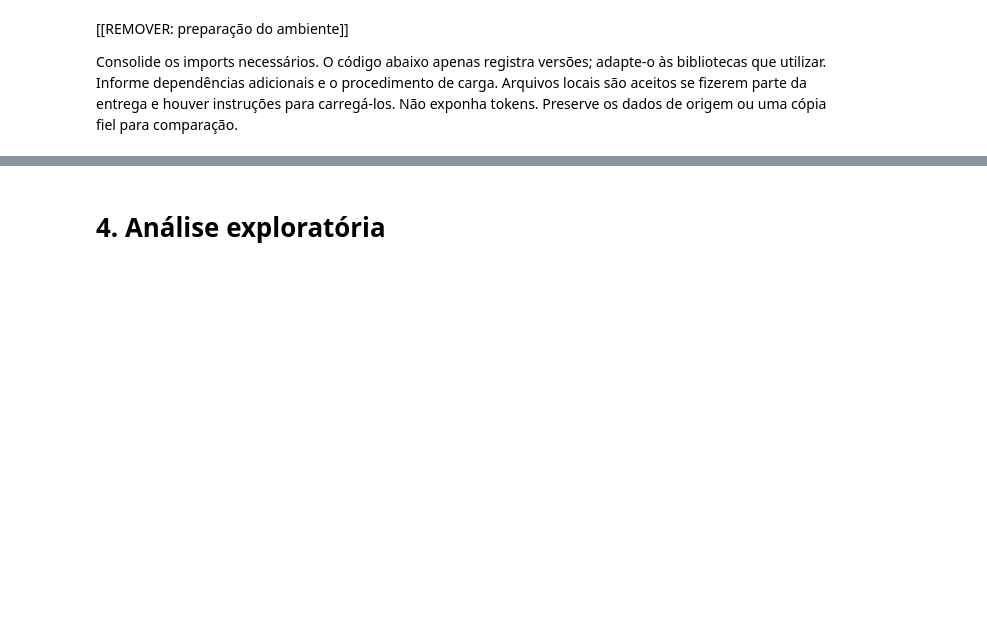
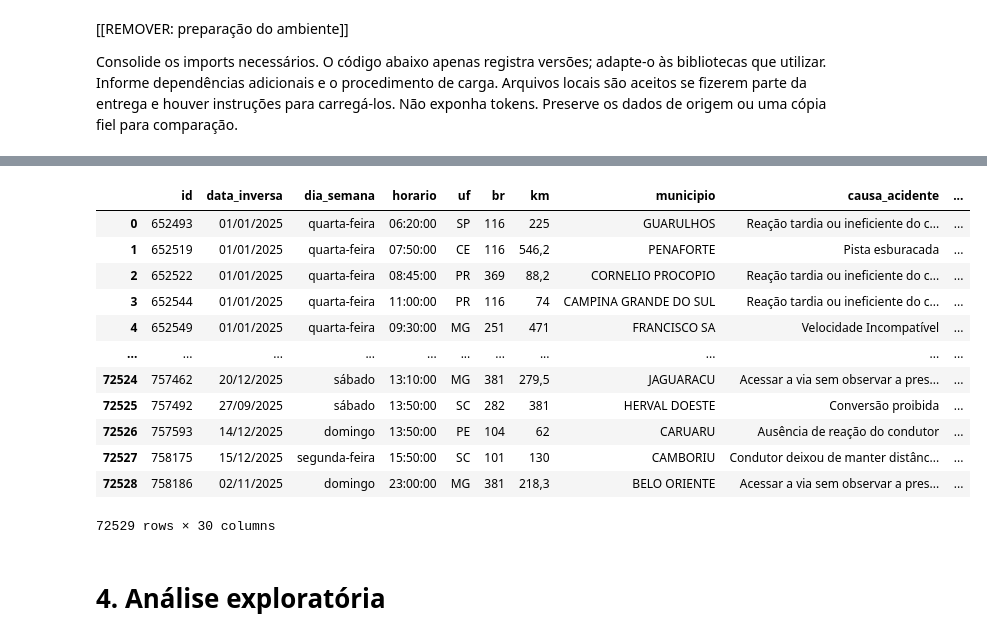
Before and after one commit to lfcv10/pos-puc-mvp-analise-dados-boas-praticas, a Jupyter notebook: Analise_de_Dados_pos_puc_mvp_analise_dados.ipynb, the cells around one changed output, grey strips where cells are left out. Drawn from its saved outputs; the diff is of its cells as text; code cells hidden in the pictures; blank space fills up the shorter version.

```diff
--- a/Analise_de_Dados_pos_puc_mvp_analise_dados.ipynb
+++ b/Analise_de_Dados_pos_puc_mvp_analise_dados.ipynb
@@ -68,3 +118,25 @@ for pacote in ("pandas", "numpy", "matplotlib", "seaborn", "scikit-learn"):
+# %%
+#Para utilizar essa base, faça o download da base de dados datatran2025.csv no github do projeto (https://github.com/lfcv10/pos-puc-mvp-analise-dados-boas-praticas) e faça o upload no colab
+
+base_local = "/datatran2025.csv"
+
+df_acidentes = pd.read_csv(base_local,sep=";",encoding="latin1")
+# %%
+df_acidentes
+# %% [output]
+|  | id | data_inversa | dia_semana | horario | uf | br | km | municipio | causa_acidente | ... |
+| 0 | 652493 | 01/01/2025 | quarta-feira | 06:20:00 | SP | 116 | 225 | GUARULHOS | Reação tardia ou ineficiente do c... | ... |
+| 1 | 652519 | 01/01/2025 | quarta-feira | 07:50:00 | CE | 116 | 546,2 | PENAFORTE | Pista esburacada | ... |
+| 2 | 652522 | 01/01/2025 | quarta-feira | 08:45:00 | PR | 369 | 88,2 | CORNELIO PROCOPIO | Reação tardia ou ineficiente do c... | ... |
+| 3 | 652544 | 01/01/2025 | quarta-feira | 11:00:00 | PR | 116 | 74 | CAMPINA GRANDE DO SUL | Reação tardia ou ineficiente do c... | ... |
+| 4 | 652549 | 01/01/2025 | quarta-feira | 09:30:00 | MG | 251 | 471 | FRANCISCO SA | Velocidade Incompatível | ... |
+| ... | ... | ... | ... | ... | ... | ... | ... | ... | ... | ... |
+| 72524 | 757462 | 20/12/2025 | sábado | 13:10:00 | MG | 381 | 279,5 | JAGUARACU | Acessar a via sem observar a pres... | ... |
+| 72525 | 757492 | 27/09/2025 | sábado | 13:50:00 | SC | 282 | 381 | HERVAL DOESTE | Conversão proibida | ... |
+| 72526 | 757593 | 14/12/2025 | domingo | 13:50:00 | PE | 104 | 62 | CARUARU | Ausência de reação do condutor | ... |
+| 72527 | 758175 | 15/12/2025 | segunda-feira | 15:50:00 | SC | 101 | 130 | CAMBORIU | Condutor deixou de manter distânc... | ... |
+| 72528 | 758186 | 02/11/2025 | domingo | 23:00:00 | MG | 381 | 218,3 | BELO ORIENTE | Acessar a via sem observar a pres... | ... |
+72529 rows × 30 columns
 # %% [markdown]
 # 4. Análise exploratória
 # %% [markdown]
```
Also changed, not shown: parts of 12 cells of this notebook.
